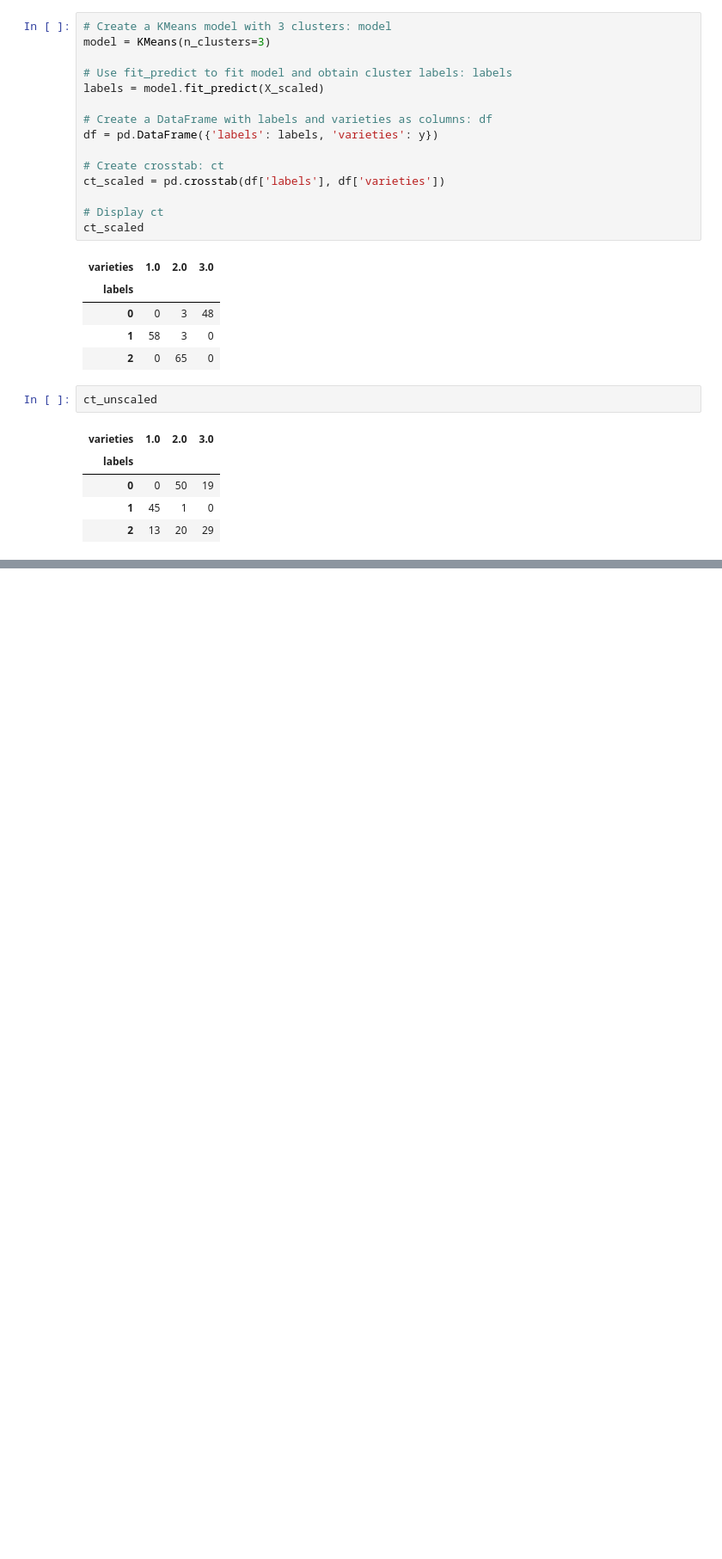
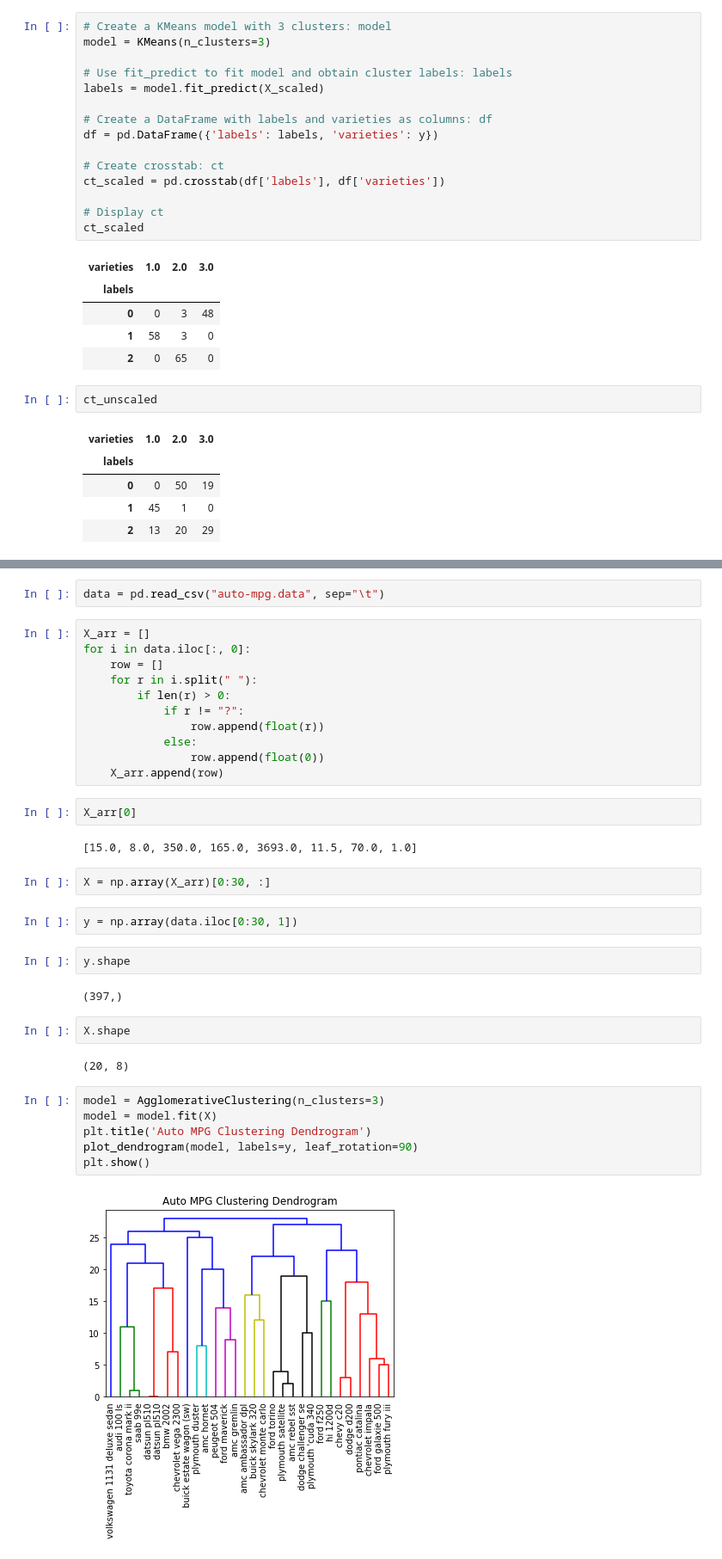
Before and after one commit to cloudxlab/ml, a Jupyter notebook: machine_learning/Unsupervised Learning.ipynb, the cells around one changed output, grey strips where cells are left out. Shown: that part at 86% size. Drawn from its saved outputs; the diff is of its cells as text; blank space fills up the shorter version.

```diff
--- a/machine_learning/Unsupervised Learning.ipynb
+++ b/machine_learning/Unsupervised Learning.ipynb
@@ -296,0 +399,37 @@ pd.DataFrame(X_scaled).describe()
+# %%
+data = pd.read_csv("auto-mpg.data", sep="\t")
+# %%
+X_arr = []
+for i in data.iloc[:, 0]:
+    row = []
+    for r in i.split(" "):
+        if len(r) > 0:
+            if r != "?":
+                row.append(float(r))
+            else:
+                row.append(float(0))
+    X_arr.append(row)
+# %%
+X_arr[0]
+# %% [output]
+[15.0, 8.0, 350.0, 165.0, 3693.0, 11.5, 70.0, 1.0]
+# %%
+X = np.array(X_arr)[0:30, :]
+# %%
+y = np.array(data.iloc[0:30, 1])
+# %%
+y.shape
+# %% [output]
+(397,)
+# %%
+X.shape
+# %% [output]
+(20, 8)
+# %%
+model = AgglomerativeClustering(n_clusters=3)
+model = model.fit(X)
+plt.title('Auto MPG Clustering Dendrogram')
+plot_dendrogram(model, labels=y, leaf_rotation=90)
+plt.show()
+# %% [output]
+[figure, added]
```
Also changed, not shown: parts of 7 cells of this notebook.
